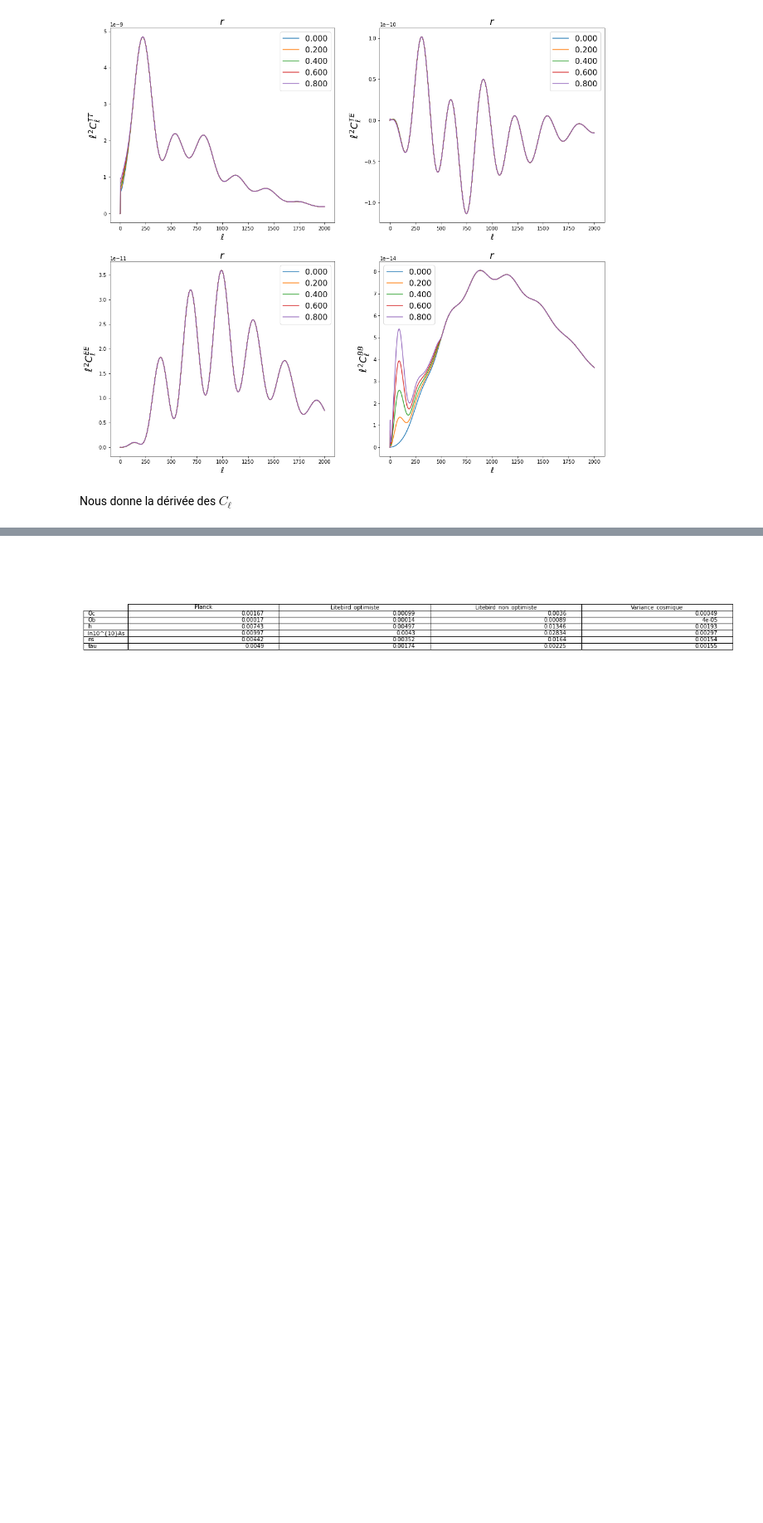
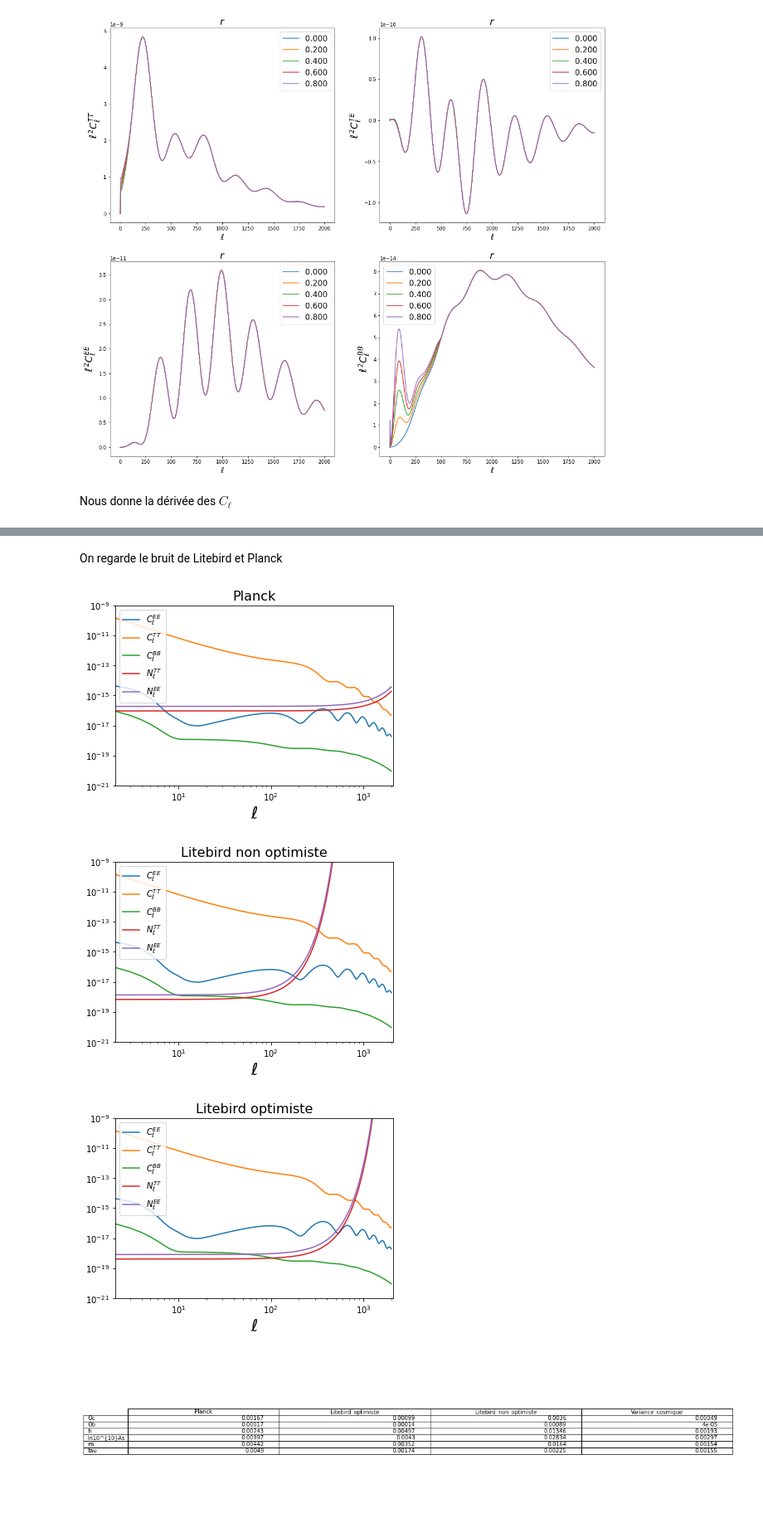
Before and after one commit to EmilePangburn/Fisher_CMB, a Jupyter notebook: Fisher_CMB.ipynb, the cells around one changed output, grey strips where cells are left out. Shown at 83% size. Cells and saved outputs as stored; diff of their text form; code cells hidden in the pictures; blank space fills up the shorter version.

```diff
--- a/Fisher_CMB.ipynb
+++ b/Fisher_CMB.ipynb
@@ -426,4 +419,70 @@ def Full_Fisher_noise():
             Fisher[i,j]=Fisher[j,i]
 
     return Fisher
+# %% [markdown]
+On regarde le bruit de Litebird et Planck
+# %%
+cl_tt = utility_function_call_CLASS(params)
+plt.plot(cl_tt['ell'],cl_tt['ee'],label='$C_{\ell}^{EE}$')
+plt.plot(cl_tt['ell'],cl_tt['tt'],label='$C_{\ell}^{TT}$')
+plt.plot(cl_tt['ell'],cl_tt['bb'],label='$C_{\ell}^{BB}$')
+sT = 33 * (np.pi/60./180.)*10**(-6)
+sP = sT * np.sqrt(2.)
+theta_FWHM = 7. * (np.pi/60./180.)
+
+plt.plot(cl_tt['ell'],noise(sT,cl_tt['ell']),label = '$N_{\ell}^{TT}$')
+plt.plot(cl_tt['ell'],noise(sP,cl_tt['ell']),label = '$N_{\ell}^{EE}$')
+plt.yscale("log")
+plt.xscale("log")
+plt.xlim(2.1,2.1*10**3)
+plt.ylim(10**(-21),10**(-9))
+plt.xlabel(r'$\ell$',fontsize=20)
+#plt.ylabel(r'$log(C_{\ell}^{TT})$',fontsize=20)
+plt.legend(fontsize=10)
+plt.title('Planck',fontsize=16)
+plt.savefig('niveau_Planck.png')
+plt.show()
+
+plt.plot(cl_tt['ell'],cl_tt['ee'],label='$C_{\ell}^{EE}$')
+plt.plot(cl_tt['ell'],cl_tt['tt'],label='$C_{\ell}^{TT}$')
+plt.plot(cl_tt['ell'],cl_tt['bb'],label='$C_{\ell}^{BB}$')
+sT = 2.8 * (np.pi/60./180.)*10**(-6)
+sP = sT * np.sqrt(2.)
+theta_FWHM = 80. * (np.pi/60./180.)
+
+plt.plot(cl_tt['ell'],noise(sT,cl_tt['ell']),label = '$N_{\ell}^{TT}$')
+plt.plot(cl_tt['ell'],noise(sP,cl_tt['ell']),label = '$N_{\ell}^{EE}$')
+plt.yscale("log")
+plt.xscale("log")
+plt.xlim(2.1,2.1*10**3)
+plt.ylim(10**(-21),10**(-9))
+plt.xlabel(r'$\ell$',fontsize=20)
+#plt.ylabel(r'$log(C_{\ell}^{TT})$',fontsize=20)
+plt.legend(fontsize=10)
+plt.savefig('niveau_Litebird.png')
+plt.title('Litebird non optimiste',fontsize=16)
+plt.show()
+
+plt.plot(cl_tt['ell'],cl_tt['ee'],label='$C_{\ell}^{EE}$')
+plt.plot(cl_tt['ell'],cl_tt['tt'],label='$C_{\ell}^{TT}$')
+plt.plot(cl_tt['ell'],cl_tt['bb'],label='$C_{\ell}^{BB}$')
+sT = 2.18 * (np.pi/60./180.)*10**(-6)
+sP = sT * np.sqrt(2.)
+theta_FWHM = 30. * (np.pi/60./180.)
+plt.plot(cl_tt['ell'],noise(sT,cl_tt['ell']),label = '$N_{\ell}^{TT}$')
+plt.plot(cl_tt['ell'],noise(sP,cl_tt['ell']),label = '$N_{\ell}^{EE}$')
+plt.yscale("log")
+plt.xscale("log")
+plt.xlim(2.1,2.1*10**3)
+plt.ylim(10**(-21),10**(-9))
+plt.xlabel(r'$\ell$',fontsize=20)
+#plt.ylabel(r'$log(C_{\ell}^{TT})$',fontsize=20)
+plt.legend(fontsize=10)
+plt.savefig('niveau_Litebird_optimiste.png')
+plt.title('Litebird optimiste',fontsize=16)
+plt.show()
+# %% [output]
+[figure, added]
+[figure, added]
+[figure, added]
 # %%
```
Also changed, not shown: parts of 16 cells of this notebook.
